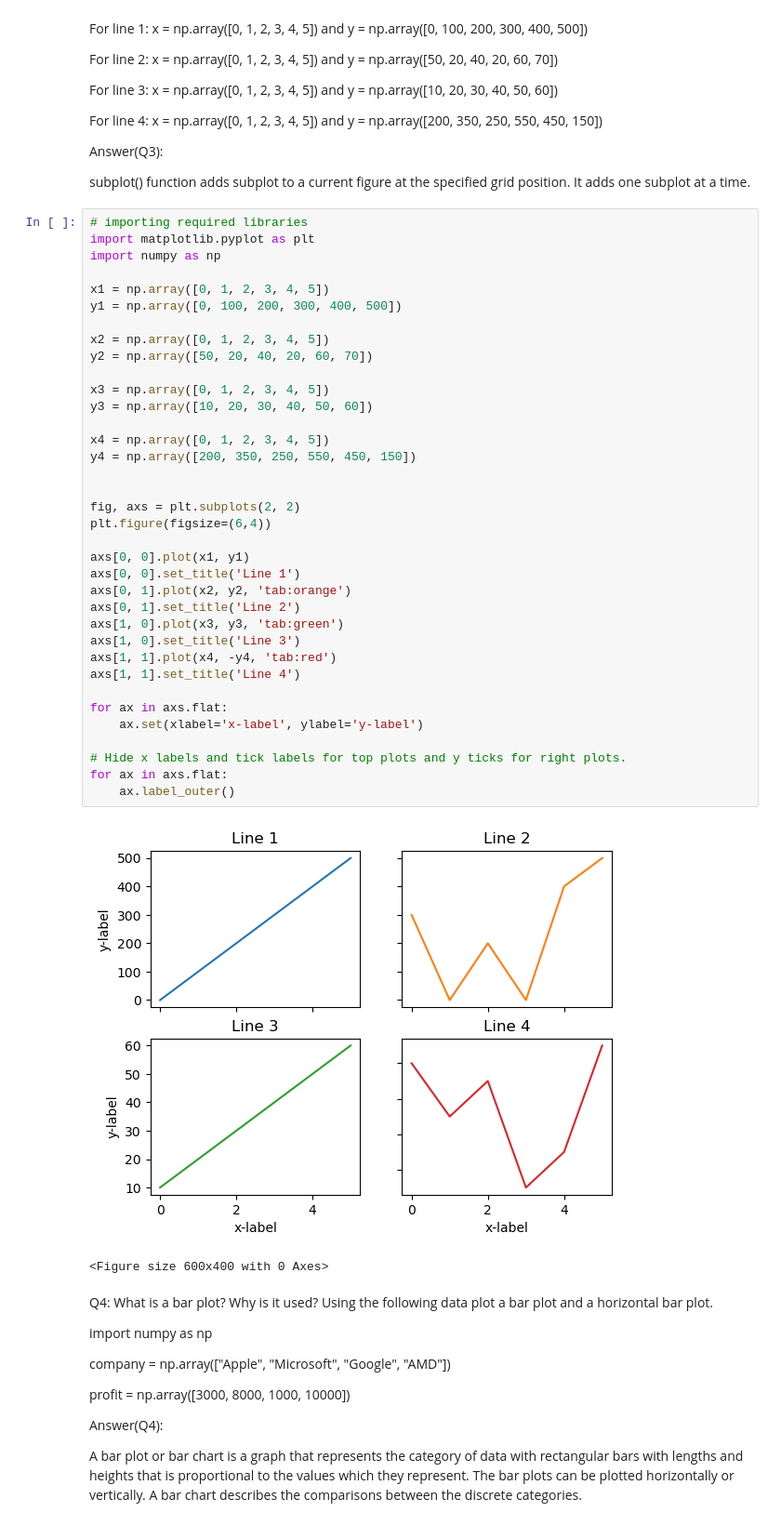
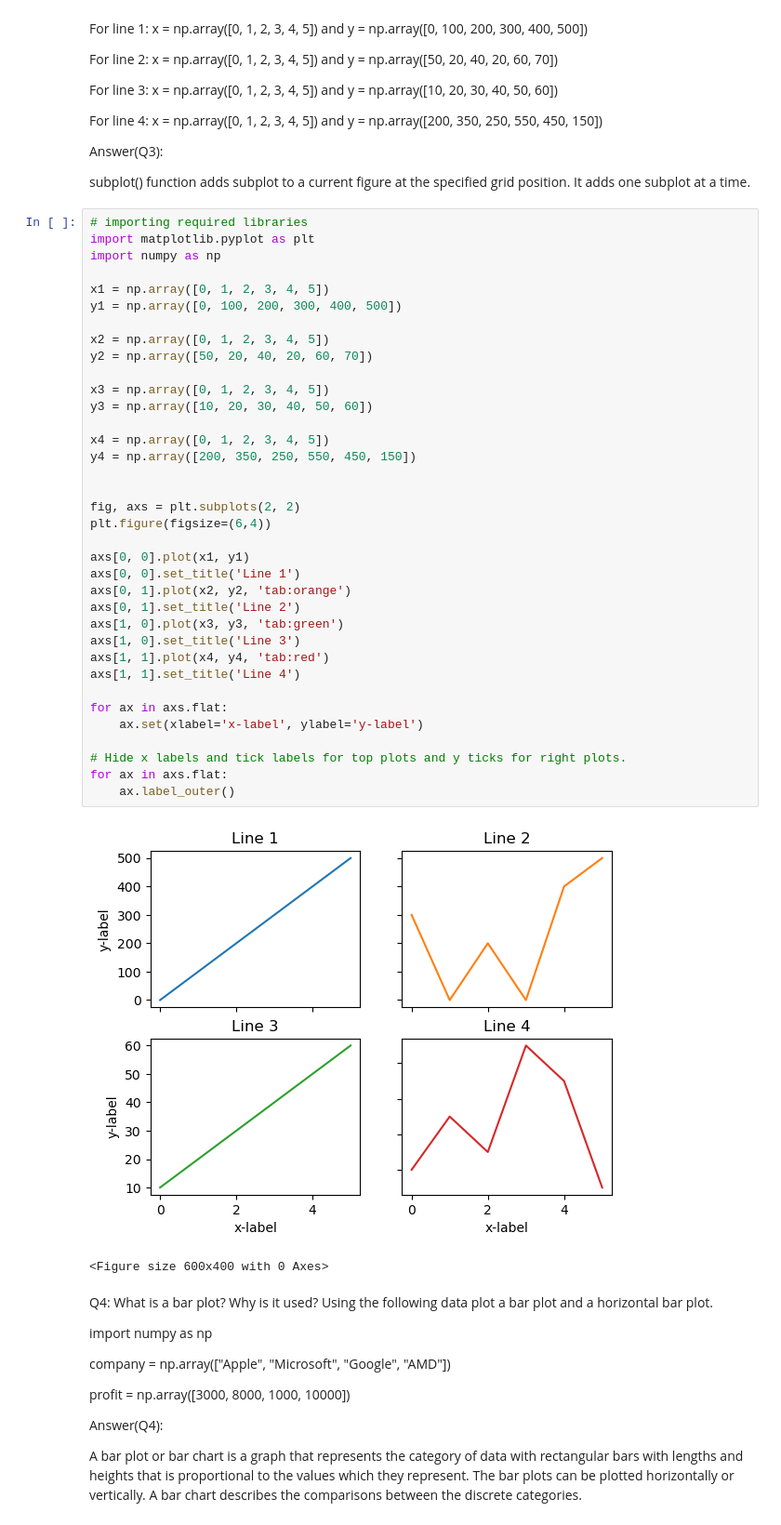
Before and after one commit to PriyaPocs/PWPythonAssignments, a Jupyter notebook: Matplotlib-Assignment.ipynb, the cells around one changed output. Shown: that part at 93% size. Cells and saved outputs as stored; diff of their text form.

```diff
--- a/Matplotlib-Assignment.ipynb
+++ b/Matplotlib-Assignment.ipynb
@@ -71,35 +71,35 @@ x1 = np.array([0, 1, 2, 3, 4, 5])
 y1 = np.array([0, 100, 200, 300, 400, 500])
 
 x2 = np.array([0, 1, 2, 3, 4, 5])
 y2 = np.array([50, 20, 40, 20, 60, 70])
 
 x3 = np.array([0, 1, 2, 3, 4, 5])
 y3 = np.array([10, 20, 30, 40, 50, 60])
 
 x4 = np.array([0, 1, 2, 3, 4, 5])
 y4 = np.array([200, 350, 250, 550, 450, 150])
 
 
 fig, axs = plt.subplots(2, 2)
 plt.figure(figsize=(6,4))
 
 axs[0, 0].plot(x1, y1)
 axs[0, 0].set_title('Line 1')
 axs[0, 1].plot(x2, y2, 'tab:orange')
 axs[0, 1].set_title('Line 2')
 axs[1, 0].plot(x3, y3, 'tab:green')
 axs[1, 0].set_title('Line 3')
-axs[1, 1].plot(x4, -y4, 'tab:red')
+axs[1, 1].plot(x4, y4, 'tab:red')
 axs[1, 1].set_title('Line 4')
 
 for ax in axs.flat:
     ax.set(xlabel='x-label', ylabel='y-label')
 
 # Hide x labels and tick labels for top plots and y ticks for right plots.
 for ax in axs.flat:
     ax.label_outer()
 # %% [output]
-[figure, old version]
+[figure, new version]
 <Figure size 600x400 with 0 Axes>
 # %% [markdown]
 Q4: What is a bar plot? Why is it used? Using the following data plot a bar plot and a horizontal bar plot.
```
Also changed, not shown: parts of 1 cell of this notebook.
